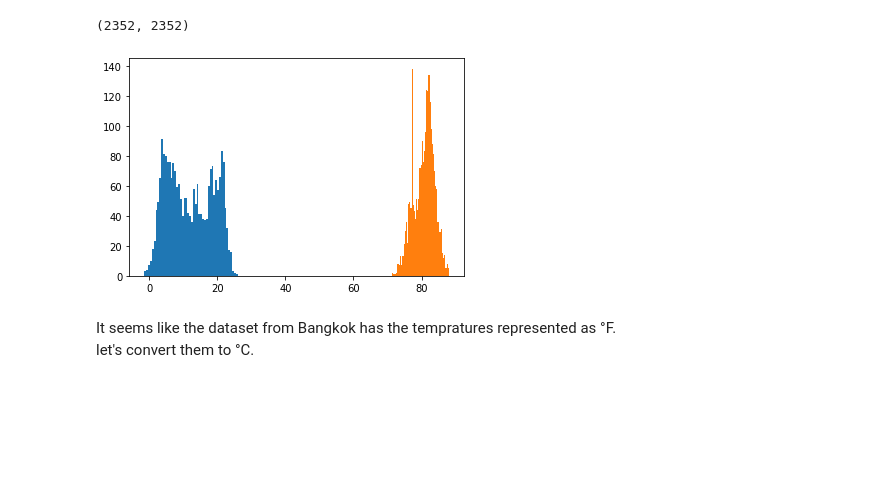
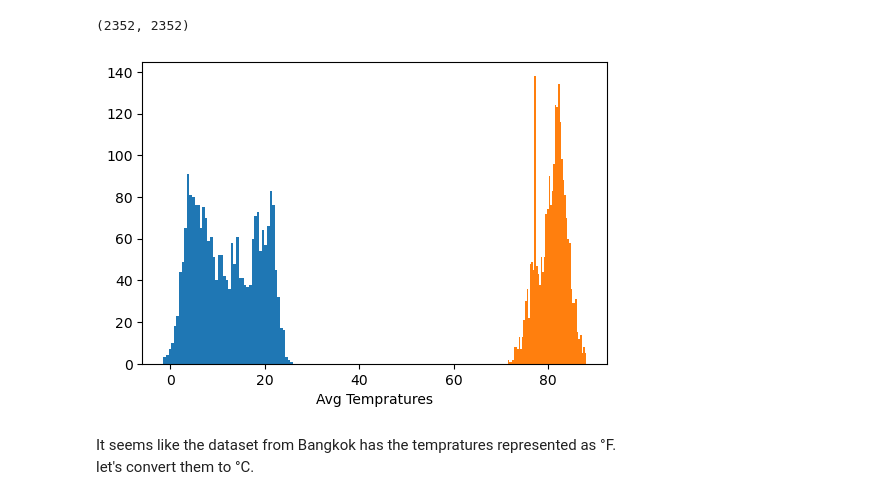
Before and after one commit to DeskDown/DSLabs, a Jupyter notebook: Lab2/lab2.ipynb, the cells around one changed output. Drawn from its saved outputs; the diff is of its cells as text; code cells hidden in the pictures; blank space fills up the shorter version.

```diff
--- a/Lab2/lab2.ipynb
+++ b/Lab2/lab2.ipynb
@@ -82,7 +82,7 @@ continuous or discrete?
 temp_data = []
 file = 'GLT_filtered.csv'
 with open(file, encoding= "utf8", mode= "r") as f:
-    #labels = next(f)
+    labels = next(f)
     next(f)
     temp_data = [row for row in csv.reader(f)]
 # %%
@@ -207,7 +209,7 @@ It means that we have a non empty value for all Cities as their Avg Temprature.
 lets convert Them to floating point with a decent precision.
 # %%
 for i in range(len(temp_data)):
-    temp_data[i][1] = float(temp_data[i][1]).__round__(5)
+    temp_data[i][1] = round(float(temp_data[i][1]), 5)
 # %% [markdown]
 3. Define a function that, given the name of a city and an integer N > 0,
 prints:
@@ -262,10 +264,12 @@ len(rome_temps), len(Bangkok_temps)
 # %% [output]
 (2352, 2352)
 # %%
+plt.rcParams['figure.dpi'] = 100
 plt.hist(rome_temps, bins = 50)
-plt.hist(Bangkok_temps, bins = 50);
+plt.hist(Bangkok_temps, bins = 50)
+plt.xlabel("Avg Tempratures");
 # %% [output]
-[figure, old version]
+[figure, new version]
 # %% [markdown]
 It seems like the dataset from Bangkok has the tempratures represented as °F.
 let's convert them to °C.
```
Also changed, not shown: parts of 18 cells of this notebook, 5 other files.
